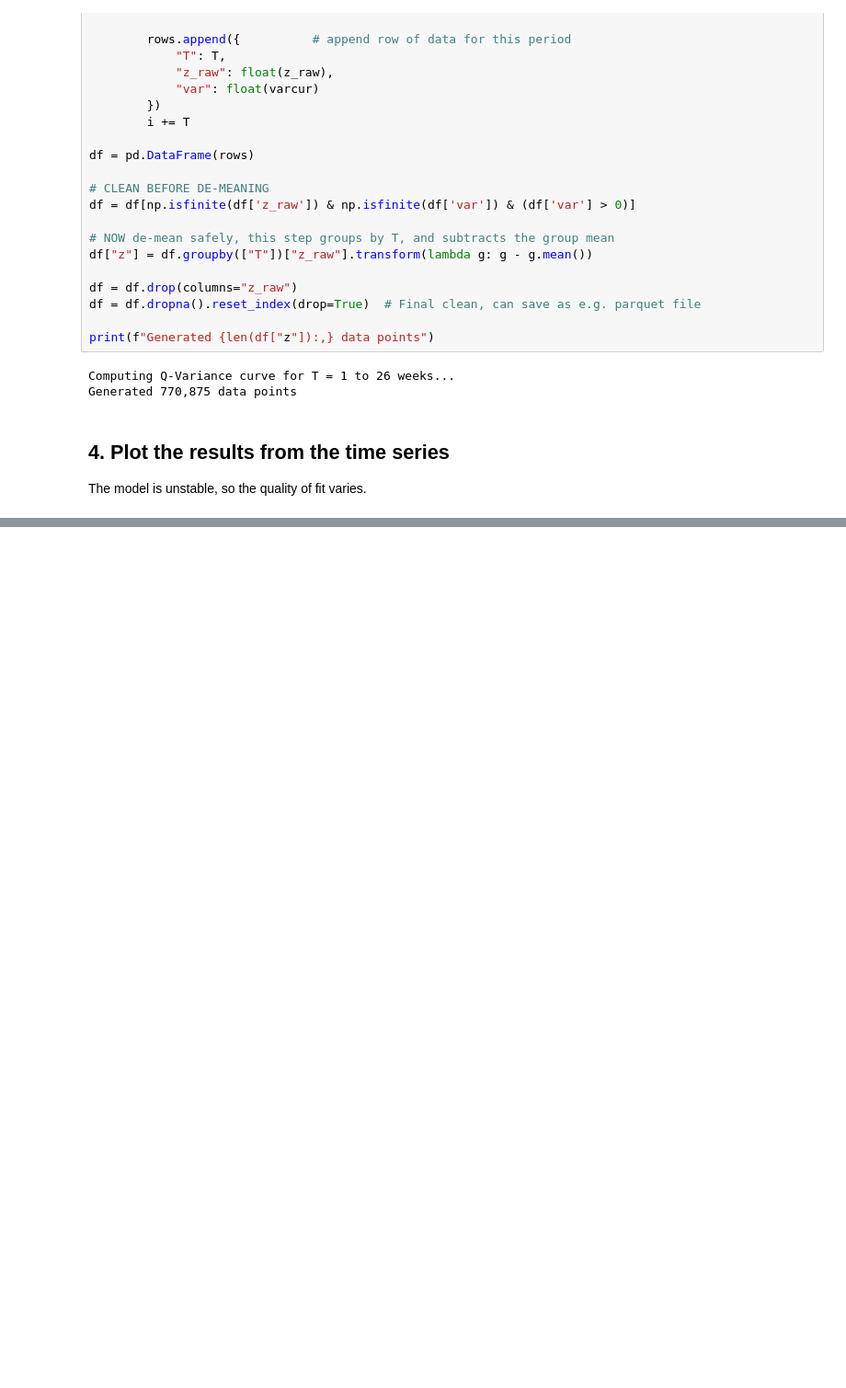
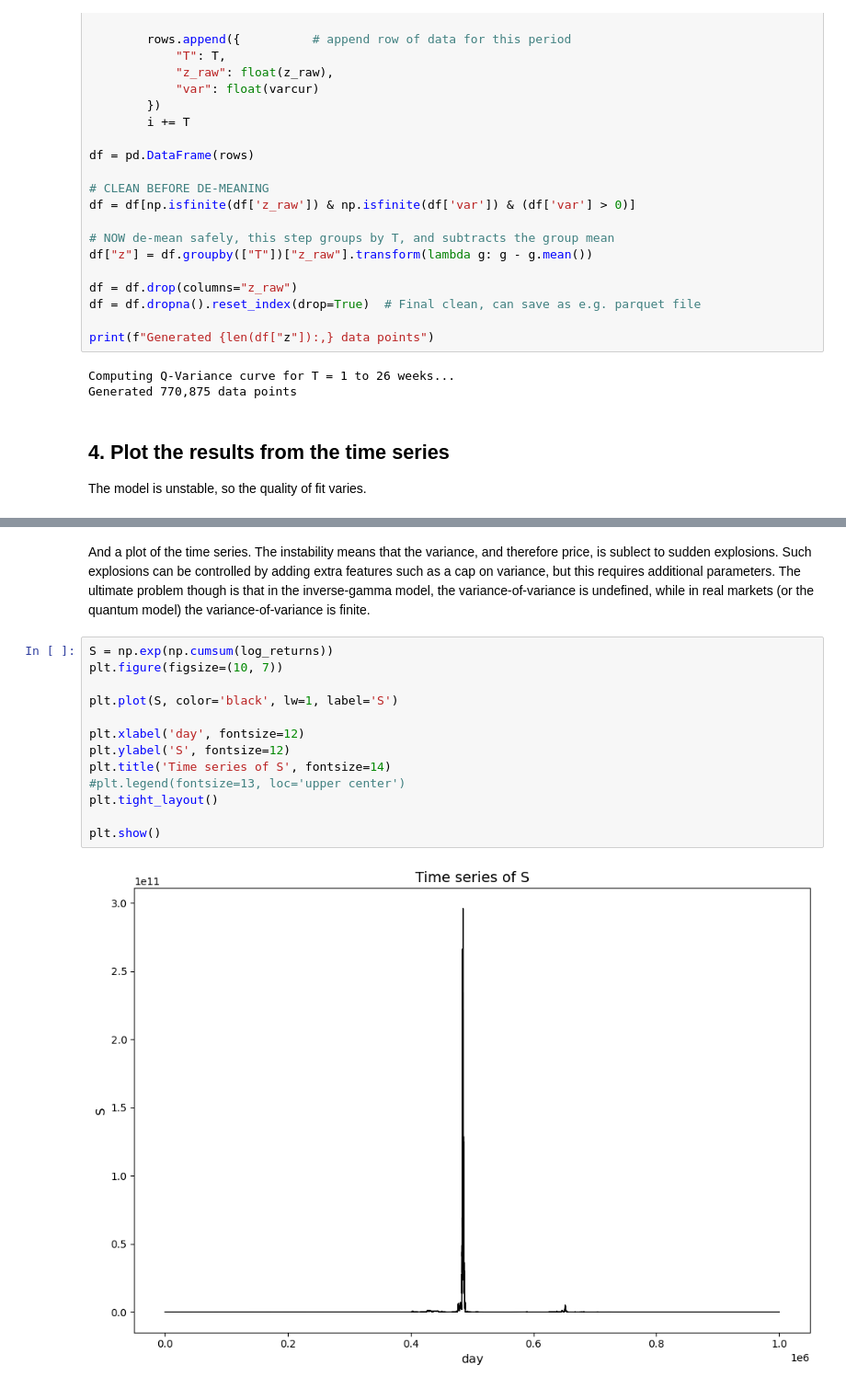
Before and after one commit to q-variance/challenge, a Jupyter notebook: notebooks/invgammavar.ipynb, the cells around one changed output, grey strips where cells are left out. Shown at 92% size. Drawn from its saved outputs; the diff is of its cells as text; blank space fills up the shorter version.

```diff
--- a/notebooks/invgammavar.ipynb
+++ b/notebooks/invgammavar.ipynb
@@ -207,0 +208,17 @@ Q-Variance Fit Results:
+# %% [markdown]
+And a plot of the time series. The instability means that the variance, and therefore price, is sublect to sudden explosions. Such explosions can be controlled by adding extra features such as a cap on variance, but this requires additional parameters. The ultimate problem though is that in the inverse-gamma model, the variance-of-variance is undefined, while in real markets (or the quantum model) the variance-of-variance is finite.
+# %%
+S = np.exp(np.cumsum(log_returns))
+plt.figure(figsize=(10, 7))
+
+plt.plot(S, color='black', lw=1, label='S')
+
+plt.xlabel('day', fontsize=12)
+plt.ylabel('S', fontsize=12)
+plt.title('Time series of S', fontsize=14)
+#plt.legend(fontsize=13, loc='upper center')
+plt.tight_layout()
+
+plt.show()
+# %% [output]
+[figure, added]
```
Also changed, not shown: parts of 1 cell of this notebook.
